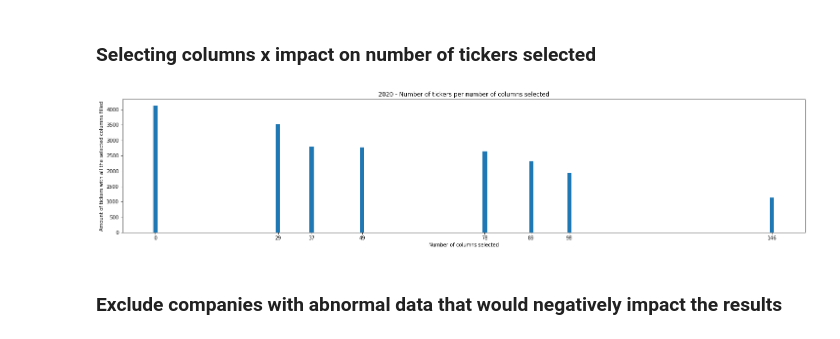
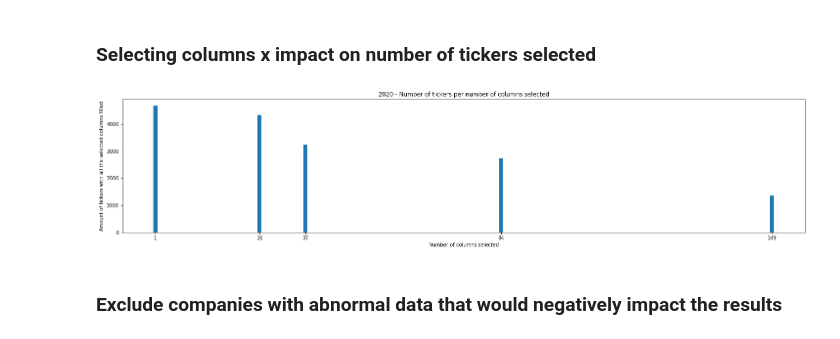
Before and after one commit to vini2001/MSI-II-ML-Accounting-Data-Stock-Trading, a Jupyter notebook: analysis.ipynb, the cells around one changed output. Saved outputs shown, nothing was run; the diff lists cells and outputs as text; code cells hidden in the pictures.

```diff
--- a/analysis.ipynb
+++ b/analysis.ipynb
@@ -6,7 +6,7 @@ from sklearn.model_selection import train_test_split
 import matplotlib.pyplot as plt
 
 # exchange codes http://finabase.blogspot.com/2014/09/interantional-stock-exchange-codes-for.html
-path = './Compustat data.csv.nosync.csv'
+path = './Compustat data4.csv.nosync.csv'
 df_original = pd.read_csv(path, sep=',')
 
 df_exchange = pd.read_csv('./exchange_codes.csv', sep=',')
@@ -175,7 +176,7 @@ min_tickers_to_select_row = 4000
 
 map_min_to_tickers = {}
 
-for min_tickers_to_select_row in [3500, 3750, 3900, 4000, 4100, 4250, 4500, 4750, 5000]:
+for min_tickers_to_select_row in [5000, 6000, 6500, 7000, 7500, 8000]:
     # print()
     # print(f'min_tickers_to_select_row: {min_tickers_to_select_row}')
     rows_start = df[df['fyear'] == year_start]
@@ -195,34 +196,34 @@ for min_tickers_to_select_row in [3500, 3750, 3900, 4000, 4100, 4250, 4500, 4750
     # select columns with count > min_count
     def select_columns(df, min_count, file_tag):
         vals = df[df_columns_start['FileTag'] == file_tag]
         vals = vals[vals['Count'] > min_count]['Column']
         return vals.values.tolist()
 
     vals_bal_ann_indl = select_columns(df_columns_start, min_tickers_to_select_row, 'BAL_ANN_INDL')
     vals_is_ann_indl = select_columns(df_columns_start, min_tickers_to_select_row, 'IS_ANN_INDL')
 
     # print(f'{len(vals_bal_ann_indl)} Balance Sheet columns')
     # print(f'{len(vals_is_ann_indl)} Income Statement columns')
 
     # select all rows in rows_start with columns of vals_bal_ann_indl and vals_is_ann_indl different than NaN
     rows_start_bal_and_is = rows_start[['tic', 'fyear'] + vals_bal_ann_indl + vals_is_ann_indl + ['mkvalt', 'prcc_f']]
     rows_start_bal_and_is = rows_start_bal_and_is.dropna()
     rows_start_bal_and_is = rows_start_bal_and_is.reset_index(drop=True)
     # print(f'{len(rows_start_bal_and_is)} after picking only tickers with all the selected columns filled ')
 
     map_min_to_tickers[len(vals_bal_ann_indl) + len(vals_is_ann_indl)] = len(rows_start_bal_and_is['tic'].unique())
 
 # plot
 
 plt.figure(figsize=(25,5))
 plt.title('2020 - Number of tickers per number of columns selected')
 plt.xlabel('Number of columns selected')
 plt.ylabel('Amount of tickers with all the selected columns filled')
 plt.bar(map_min_to_tickers.keys(), map_min_to_tickers.values(), width=1)
 plt.xticks(list(map_min_to_tickers.keys()))
 plt.show()
 # %% [output]
-[figure, old version]
+[figure, new version]
 # %% [markdown]
 ### Exclude companies with abnormal data that would negatively impact the results
 # %%
```
Also changed, not shown: parts of 4 cells of this notebook, 4 other files.
